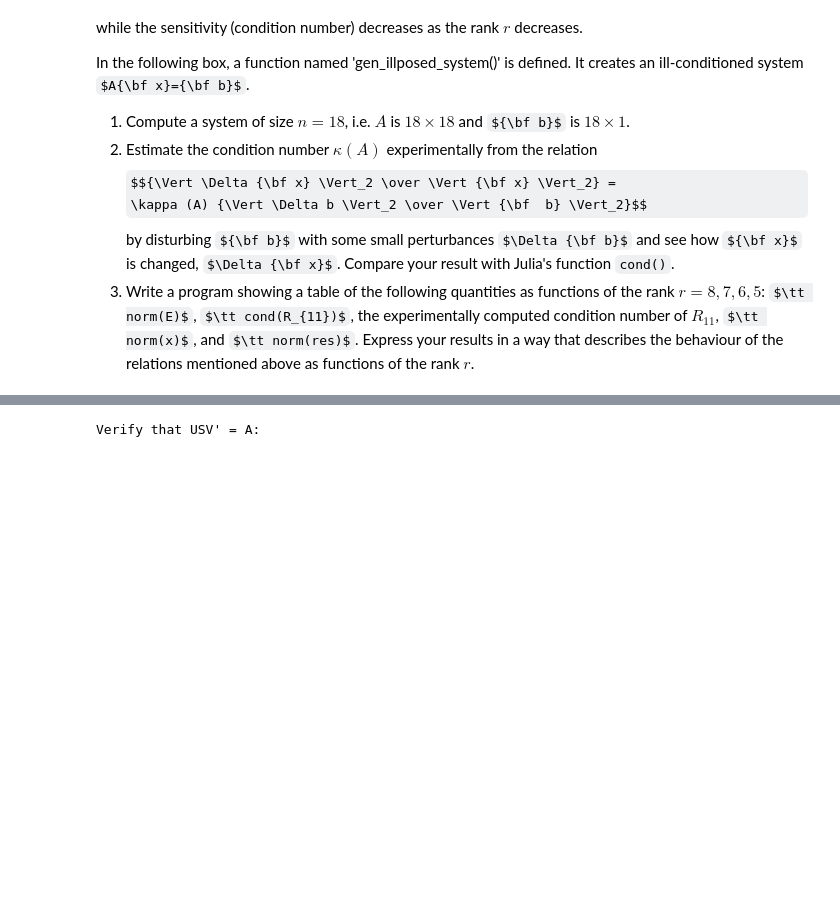
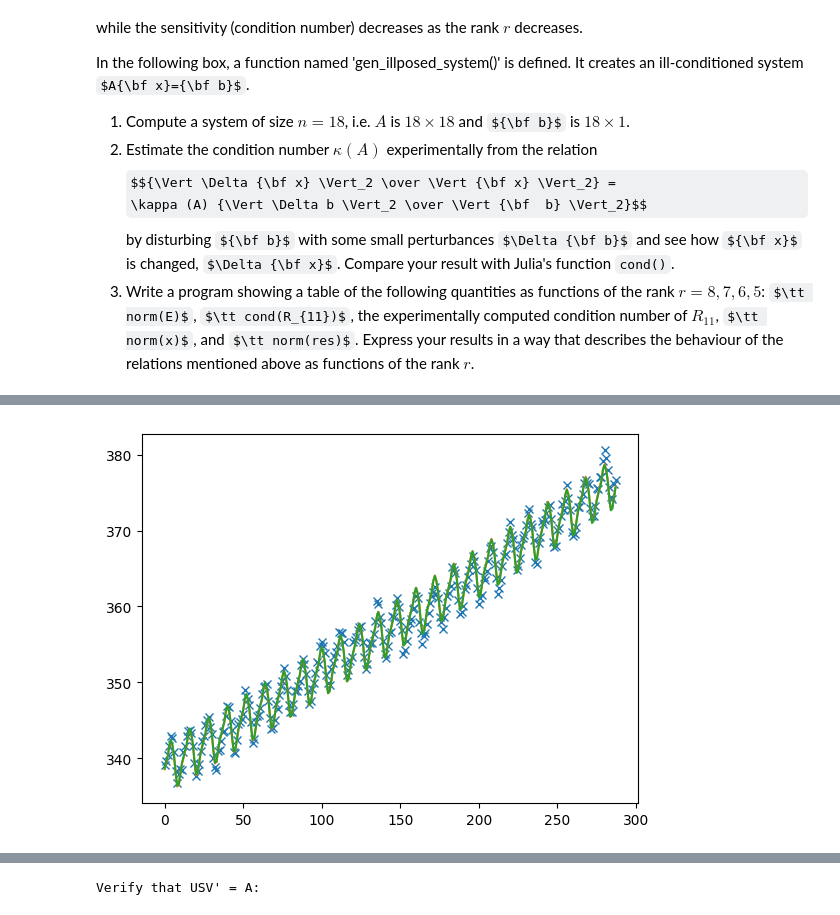
Before and after one commit to yhrtsai/M368K_S2018, a Jupyter notebook: M368K Workbook - least square approximations.ipynb, the cells around one changed output, grey strips where cells are left out. Cells and saved outputs as stored; diff of their text form; code cells hidden in the pictures; some formulas as TeX source; blank space fills up the shorter version.

```diff
--- a/M368K Workbook - least square approximations.ipynb
+++ b/M368K Workbook - least square approximations.ipynb
@@ -356,0 +409,8 @@ behaviour of the relations mentioned above as functions of the rank $r$.
+# %%
+A,b=gen_difficient_system(8)
+B,c=gen_illposed_system(8)
+C=rand(8,8)
+
+println(cond(A))
+println(cond(B))
+println(cond(C))
@@ -356,0 +571,80 @@ behaviour of the relations mentioned above as functions of the rank $r$.
+# %%
+b.+=1e-5*rand(size(b))
+
+m=length(b)
+α=0.00037
+
+t=collect(1:m)
+
+y =zeros(m)
+y_=zeros(m)
+
+for np=8:8
+
+   r=min(2+2np, 12)
+
+   A=zeros(m,2+2np)
+   n=size(A,2)
+
+   A[:,1]=ones(m)
+   A[:,2]=exp.(α.*t)
+
+   for k=1:np
+     A[:,2+2k-1]=cos.(2π*k.*t/12.0)
+     A[:,2+2k  ]=sin.(2π*k.*t/12.0)
+   end
+
+   F=qrfact(A, Val{true})
+
+   Q=F[:Q]
+   R=F[:R]
+   P=F[:P]
+
+   c=A'*b
+
+   #replace the following line by using qr factorization
+   x_=(A'A)\c
+
+   #standard QR solution
+   #x=R\Q'*b
+
+   R11=R[1:r,1:r]
+
+   E=R[r+1:n,r+1:n]
+
+   d=Q'*b
+
+   dhat=d[1:r]
+   dE=d[r+1:m]
+
+   yhat=R11\dhat
+   x=P*[yhat;zeros(n-r)]
+
+   #display(x-x_)
+
+   y=x[1]*ones(m)+x[2]*exp.(α.*t)
+   for k=1:np
+            y.+=x[2+2k-1]*cos.(2π*k.*t/12.0)
+            y.+=x[2+2k  ]*sin.(2π*k.*t/12.0)
+   end
+
+   y_=x_[1]*ones(m)+x_[2]*exp.(α.*t)
+   for k=1:np
+            y_.+=x_[2+2k-1]*cos.(2π*k.*t/12.0)
+            y_.+=x_[2+2k  ]*sin.(2π*k.*t/12.0)
+   end
+
+    plot(b,"x")
+    plot(y)
+    plot(y_)
+
+    @printf "number of basis fns=%2d, rank=%2d, residual = %f\n" 2+2np r norm(y-b)
+    @printf "cond(A'A)=%15.0f, cond(R_{11})=%2f\n" cond(A'A) cond(R11)
+    @printf "||x-x_||=%f\n" norm(x-x_)
+    @printf "||y-y_||=%f\n\n" norm(y-y_)
+end
+
+#y0=y
+#y0_=y_;
+# %% [output]
+[figure, added]
```
Also changed, not shown: parts of 38 cells of this notebook.
